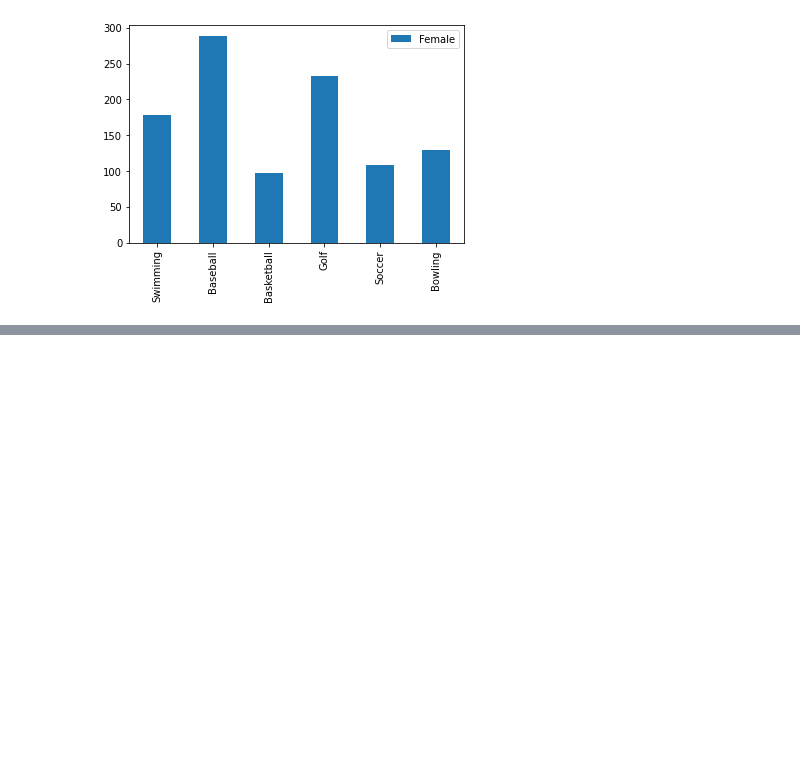
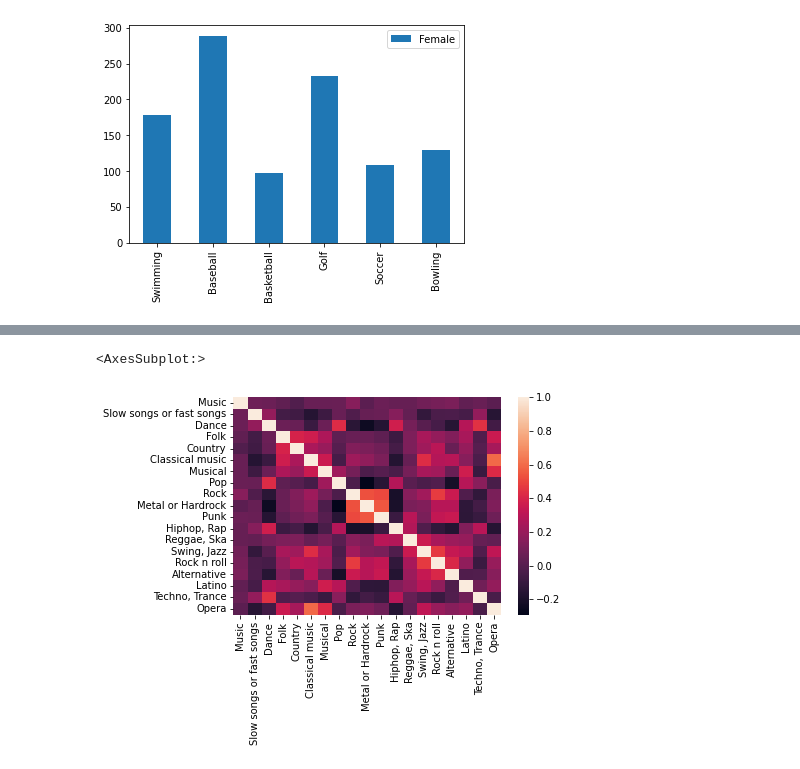
Before and after one commit to seongjinp/pandas-, a Jupyter notebook: code_it.ipynb, the cells around one changed output, grey strips where cells are left out. Saved outputs shown, nothing was run; the diff lists cells and outputs as text; code cells hidden in the pictures; blank space fills up the shorter version.

```diff
--- a/code_it.ipynb
+++ b/code_it.ipynb
@@ -103,0 +166,12 @@ df['Female'].plot(kind='bar')
+# %%
+# 상관관계 분석
+
+df = pd.read_csv('young_survey.csv')
+
+# heatmap
+
+music = df.iloc[:,:19]
+sns.heatmap(music.corr()) # 색상으로 연관성 비교
+# %% [output]
+<AxesSubplot:>
+[figure, added]
```
Also changed, not shown: parts of 60 cells of this notebook, 42 other files.
